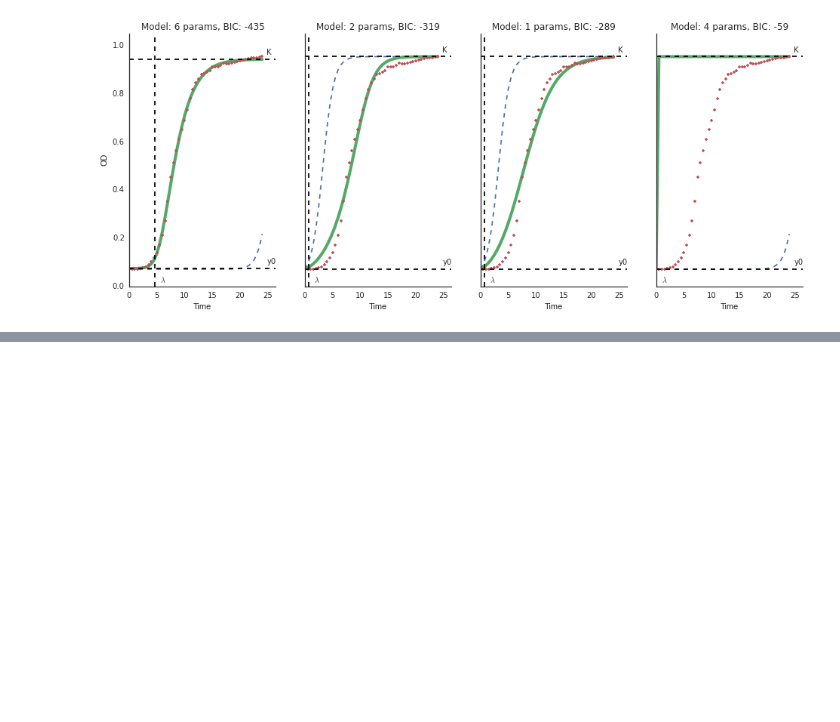
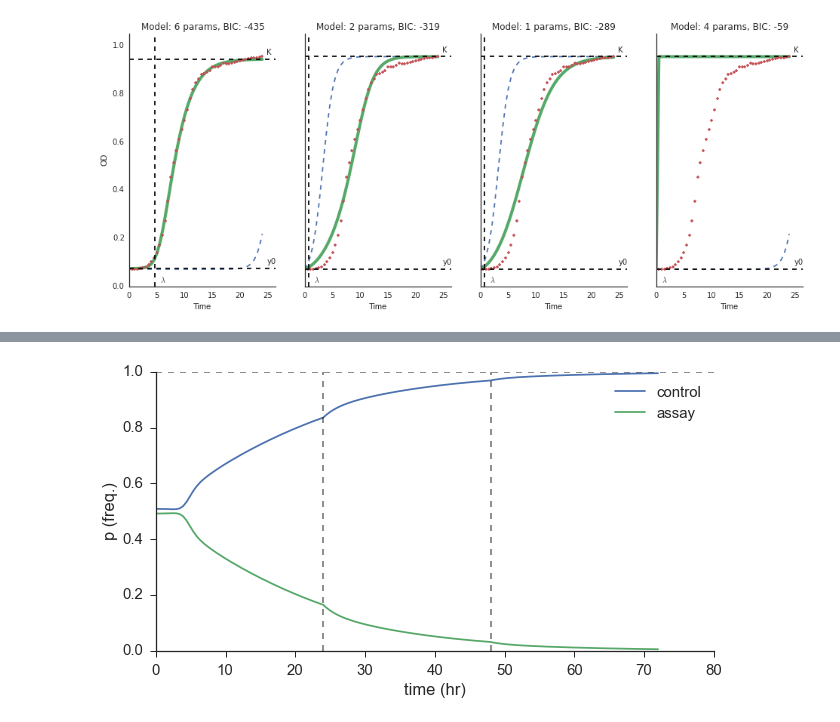
Before and after one commit to yoavram/curveball, a Jupyter notebook: Growth curve mat file.ipynb, the cells around one changed output, grey strips where cells are left out. Cells and saved outputs as stored; diff of their text form; code cells hidden in the pictures; blank space fills up the shorter version.

```diff
--- a/Growth curve mat file.ipynb
+++ b/Growth curve mat file.ipynb
@@ -454,0 +533,13 @@ print fit.fit_report()
+# %%
+p = np.array([y[:,0]/y.sum(axis=1), y[:,1]/y.sum(axis=1)]).transpose()
+
+fig, ax = subplots(1,1,figsize=(10,5))
+ax.plot(t,p)
+ax.axhline(y=1, ls='--', color='k', alpha=0.5)
+ax.set_xlabel('time (hr)')
+ax.set_ylabel('p (freq.)')
+ax.legend(labels=['control','assay'], loc='best')
+sns.despine();
+[axvline(x=x, color='k', ls='--', alpha=0.5) for x in np.arange(0, t.max(), cycle_len)];
+# %% [output]
+[figure, added]
```
Also changed, not shown: parts of 17 cells of this notebook.
